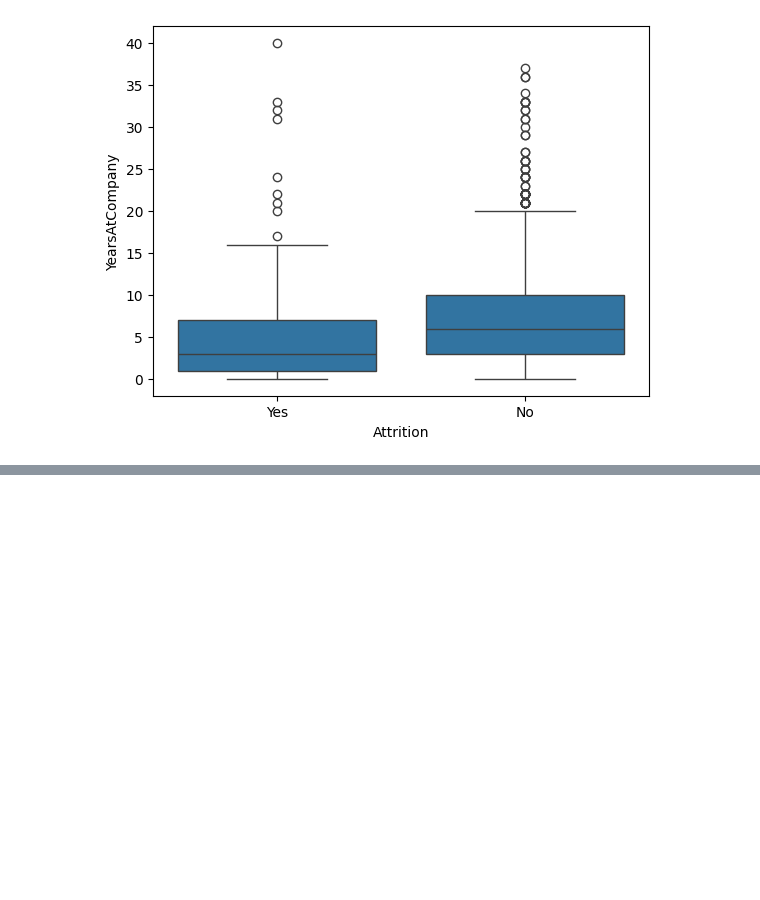
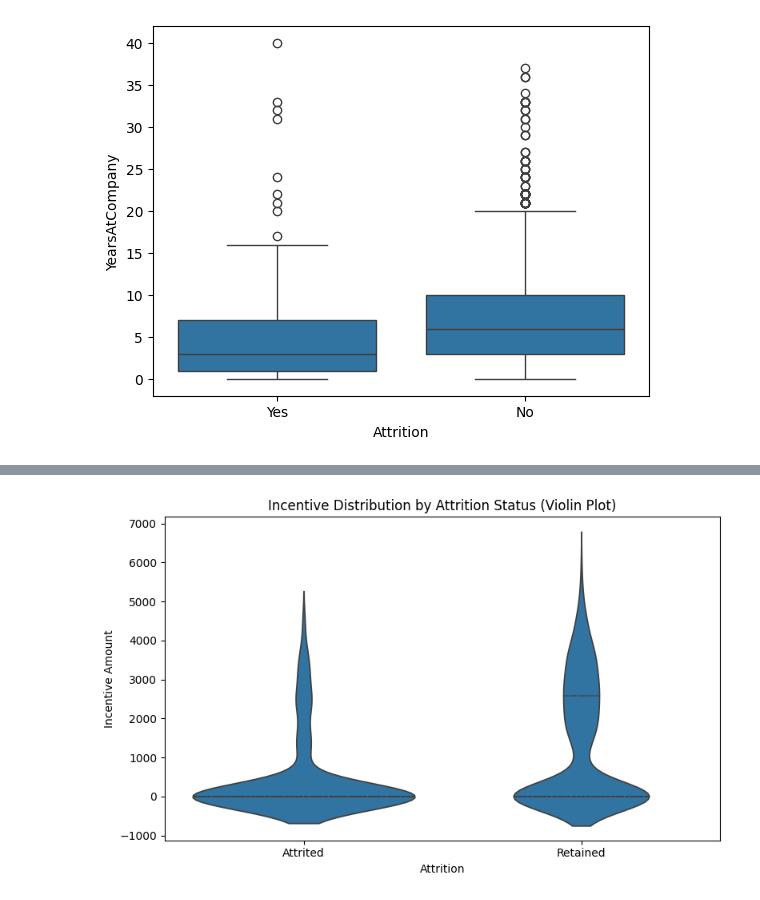
Before and after one commit to zaku2590/classGCI, a Jupyter notebook: FinalAssignment.ipynb, the cells around one changed output, grey strips where cells are left out. Saved outputs shown, nothing was run; the diff lists cells and outputs as text; code cells hidden in the pictures; blank space fills up the shorter version.

```diff
--- a/FinalAssignment.ipynb
+++ b/FinalAssignment.ipynb
@@ -83,0 +142,13 @@ sns.boxplot(x='Attrition', y='YearsAtCompany', data=df)
+# %%
+import seaborn as sns
+import matplotlib.pyplot as plt
+
+plt.figure(figsize=(8, 5))
+sns.violinplot(data=df, x="AttritionLabel", y="Incentive", inner="quartile")
+plt.title("Incentive Distribution by Attrition Status (Violin Plot)")
+plt.xlabel("Attrition")
+plt.ylabel("Incentive Amount")
+plt.tight_layout()
+plt.show()
+# %% [output]
+[figure, added]
```
Also changed, not shown: parts of 5 cells of this notebook.
